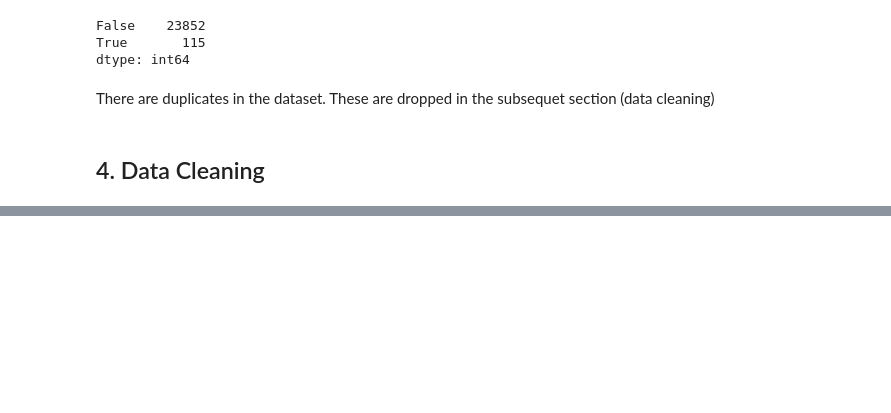
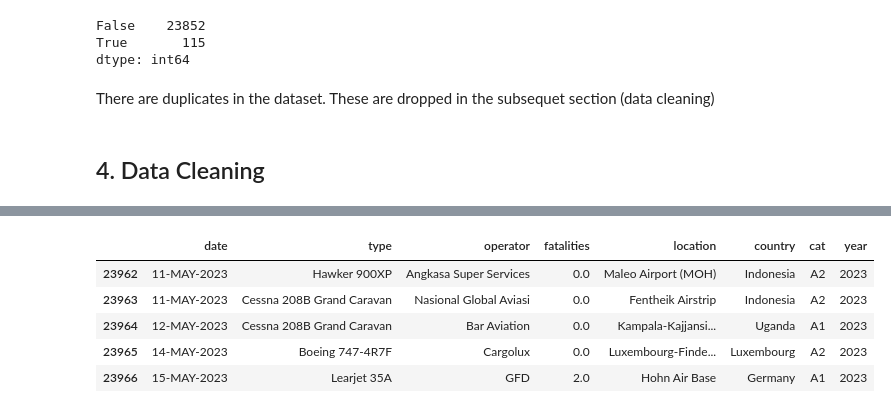
Before and after one commit to fredrickochieng-cell/Phase-1-Project-, a Jupyter notebook: dsc_project(phase1).ipynb, the cells around one changed output, grey strips where cells are left out. Cells and saved outputs as stored; diff of their text form; code cells hidden in the pictures; blank space fills up the shorter version.

```diff
--- a/dsc_project(phase1).ipynb
+++ b/dsc_project(phase1).ipynb
@@ -132,0 +242,3 @@ There are duplicates in the dataset. These are dropped in the subsequet section
+# %%
+#Filling missing values
+df['fatalities'] = df['fatalities'].fillna(mean_fatalities)
@@ -132,0 +247,3 @@ There are duplicates in the dataset. These are dropped in the subsequet section
+# %%
+#`operatior` indicates who owned/operated the aircraft. It's non-numeric and therefore the mode is used to fill the missing values
+df['operator'].fillna(df['operator'].mode()[0], inplace=True)
@@ -132,0 +252,3 @@ There are duplicates in the dataset. These are dropped in the subsequet section
+# %%
+#Since the percentage of missing rows is small, dropping rows with missing values is a solid option for this variable
+df = df.dropna(subset=['location'])
@@ -132,0 +282,9 @@ There are duplicates in the dataset. These are dropped in the subsequet section
+# %%
+df.tail()
+# %% [output]
+|  | date | type | operator | fatalities | location | country | cat | year |
+| 23962 | 11-MAY-2023 | Hawker 900XP | Angkasa Super Services | 0.0 | Maleo Airport (MOH) | Indonesia | A2 | 2023 |
+| 23963 | 11-MAY-2023 | Cessna 208B Grand Caravan | Nasional Global Aviasi | 0.0 | Fentheik Airstrip | Indonesia | A2 | 2023 |
+| 23964 | 12-MAY-2023 | Cessna 208B Grand Caravan | Bar Aviation | 0.0 | Kampala-Kajjansi... | Uganda | A1 | 2023 |
+| 23965 | 14-MAY-2023 | Boeing 747-4R7F | Cargolux | 0.0 | Luxembourg-Finde... | Luxembourg | A2 | 2023 |
+| 23966 | 15-MAY-2023 | Learjet 35A | GFD | 2.0 | Hohn Air Base | Germany | A1 | 2023 |
```
Also changed, not shown: parts of 25 cells of this notebook.
